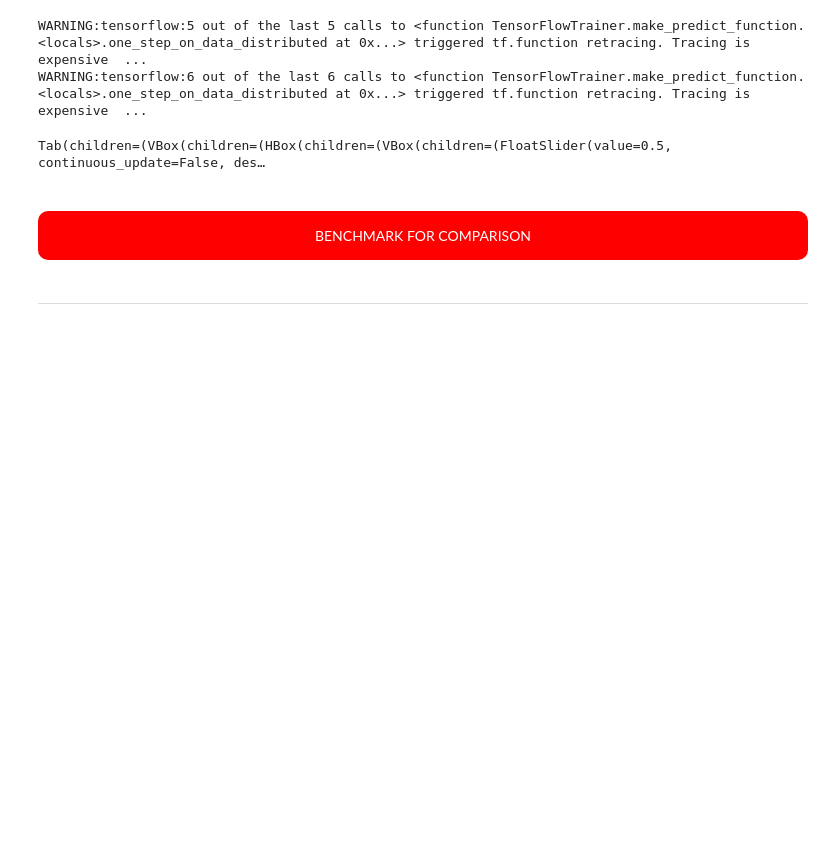
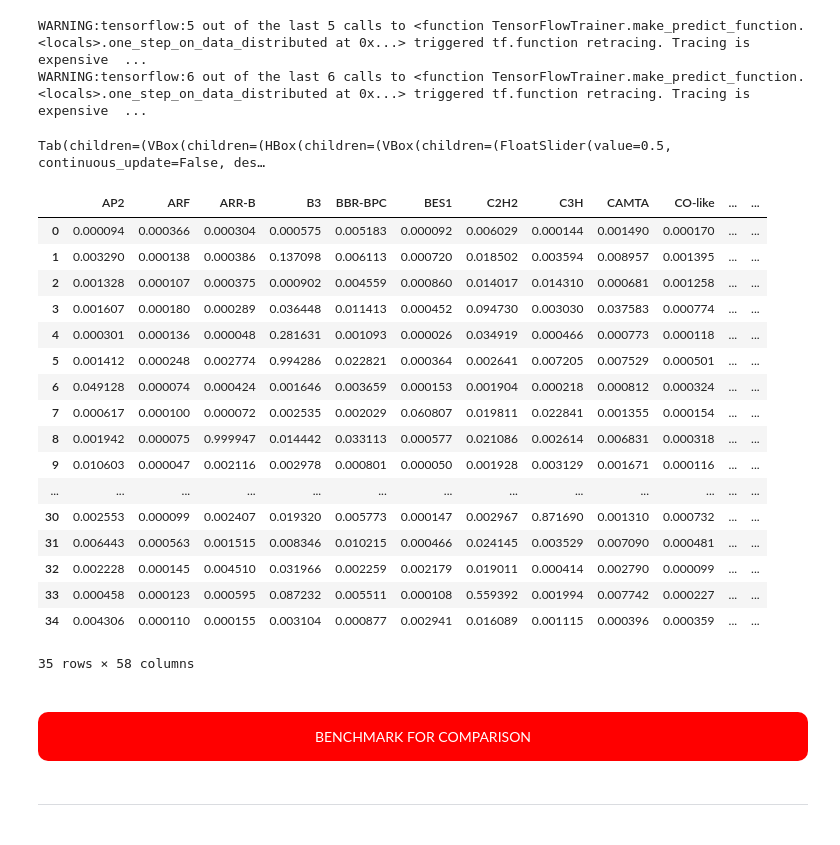
Before and after one commit to Bioinformatics-UM6P/MegaPlantTF, a Jupyter notebook: workshop/1-hands-on-MegaPlantTF.ipynb, the cells around one changed output. Drawn from its saved outputs; the diff is of its cells as text; code cells hidden in the pictures; blank space fills up the shorter version.

```diff
--- a/workshop/1-hands-on-MegaPlantTF.ipynb
+++ b/workshop/1-hands-on-MegaPlantTF.ipynb
@@ -45,6 +45,27 @@ WARNING:tensorflow:6 out of the last 6 calls to <function TensorFlowTrainer.make
 genboard.display()
 # %% [output]
 Tab(children=(VBox(children=(HBox(children=(VBox(children=(FloatSlider(value=0.5, continuous_update=False, des…
+# %%
+genboard.prediction
+# %% [output]
+|  | AP2 | ARF | ARR-B | B3 | BBR-BPC | BES1 | C2H2 | C3H | CAMTA | CO-like | ... | ... |
+| 0 | 0.000094 | 0.000366 | 0.000304 | 0.000575 | 0.005183 | 0.000092 | 0.006029 | 0.000144 | 0.001490 | 0.000170 | ... | ... |
+| 1 | 0.003290 | 0.000138 | 0.000386 | 0.137098 | 0.006113 | 0.000720 | 0.018502 | 0.003594 | 0.008957 | 0.001395 | ... | ... |
+| 2 | 0.001328 | 0.000107 | 0.000375 | 0.000902 | 0.004559 | 0.000860 | 0.014017 | 0.014310 | 0.000681 | 0.001258 | ... | ... |
+| 3 | 0.001607 | 0.000180 | 0.000289 | 0.036448 | 0.011413 | 0.000452 | 0.094730 | 0.003030 | 0.037583 | 0.000774 | ... | ... |
+| 4 | 0.000301 | 0.000136 | 0.000048 | 0.281631 | 0.001093 | 0.000026 | 0.034919 | 0.000466 | 0.000773 | 0.000118 | ... | ... |
+| 5 | 0.001412 | 0.000248 | 0.002774 | 0.994286 | 0.022821 | 0.000364 | 0.002641 | 0.007205 | 0.007529 | 0.000501 | ... | ... |
+| 6 | 0.049128 | 0.000074 | 0.000424 | 0.001646 | 0.003659 | 0.000153 | 0.001904 | 0.000218 | 0.000812 | 0.000324 | ... | ... |
+| 7 | 0.000617 | 0.000100 | 0.000072 | 0.002535 | 0.002029 | 0.060807 | 0.019811 | 0.022841 | 0.001355 | 0.000154 | ... | ... |
+| 8 | 0.001942 | 0.000075 | 0.999947 | 0.014442 | 0.033113 | 0.000577 | 0.021086 | 0.002614 | 0.006831 | 0.000318 | ... | ... |
+| 9 | 0.010603 | 0.000047 | 0.002116 | 0.002978 | 0.000801 | 0.000050 | 0.001928 | 0.003129 | 0.001671 | 0.000116 | ... | ... |
+| ... | ... | ... | ... | ... | ... | ... | ... | ... | ... | ... | ... | ... |
+| 30 | 0.002553 | 0.000099 | 0.002407 | 0.019320 | 0.005773 | 0.000147 | 0.002967 | 0.871690 | 0.001310 | 0.000732 | ... | ... |
+| 31 | 0.006443 | 0.000563 | 0.001515 | 0.008346 | 0.010215 | 0.000466 | 0.024145 | 0.003529 | 0.007090 | 0.000481 | ... | ... |
+| 32 | 0.002228 | 0.000145 | 0.004510 | 0.031966 | 0.002259 | 0.002179 | 0.019011 | 0.000414 | 0.002790 | 0.000099 | ... | ... |
+| 33 | 0.000458 | 0.000123 | 0.000595 | 0.087232 | 0.005511 | 0.000108 | 0.559392 | 0.001994 | 0.007742 | 0.000227 | ... | ... |
+| 34 | 0.004306 | 0.000110 | 0.000155 | 0.003104 | 0.000877 | 0.002941 | 0.016089 | 0.001115 | 0.000396 | 0.000359 | ... | ... |
+35 rows × 58 columns
 # %% [markdown]
 <div  style="background: #fff;">
     <br>
```
Also changed, not shown: 5 other files.
